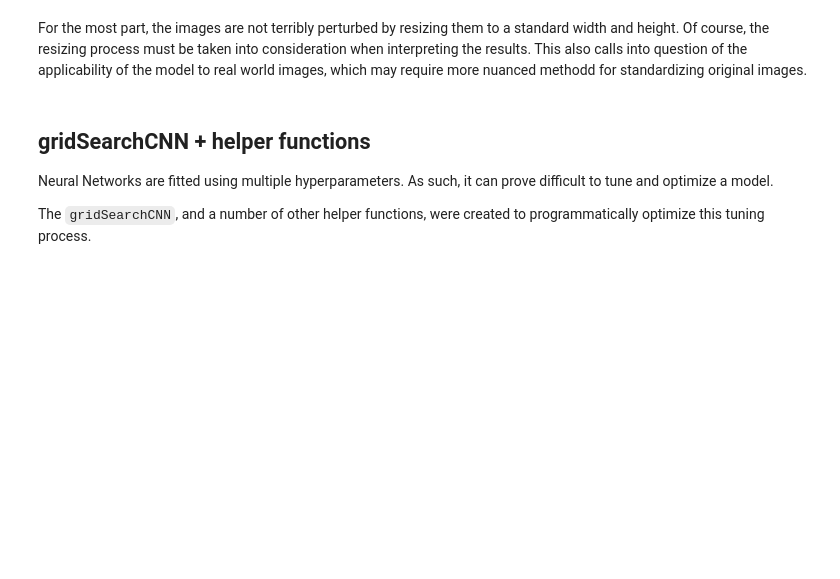
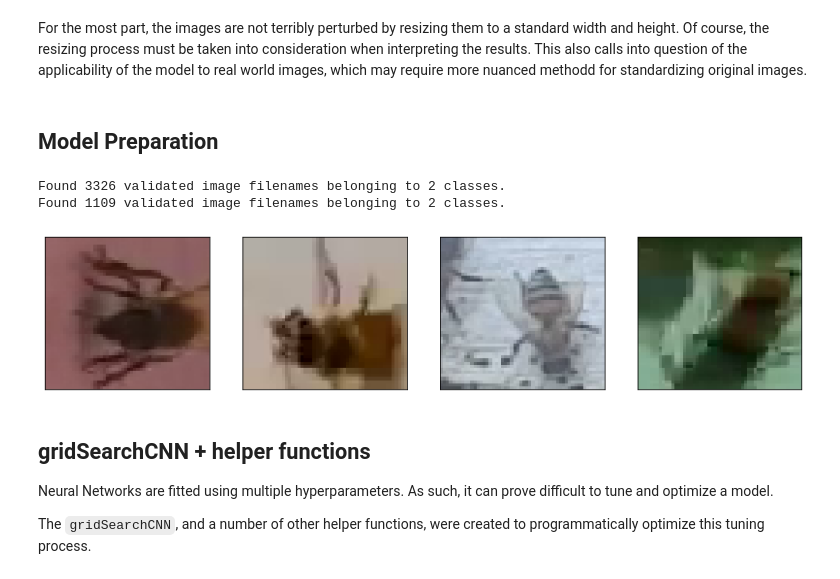
Before and after one commit to Shaddyjr/bee-image-classifier, a Jupyter notebook: project_notebook.ipynb, the cells around one changed output. Cells and saved outputs as stored; diff of their text form; code cells hidden in the pictures; blank space fills up the shorter version.

Commit message:
modeling 1

```diff
--- a/project_notebook.ipynb
+++ b/project_notebook.ipynb
@@ -273,3 +286,8 @@ show_images(
 [figure]
 # %% [markdown]
 For the most part, the images are not terribly perturbed by resizing them to a standard width and height. Of course, the resizing process must be taken into consideration when interpreting the results. This also calls into question of the applicability of the model to real world images, which may require more nuanced methodd for standardizing original images.
+# %% [markdown]
+## Model Preparation
+# %%
+def normalize(image):
+    return (image/255. - 0.5)
@@ -276,3 +345,24 @@ For the most part, the images are not terribly perturbed by resizing them to a s
+# %%
+datagen_train, datagen_test = create_datagens(
+                                    data,
+                                    datagen_params = dict(),
+                                    x_col = "file",
+                                    y_col = "has_varroa",
+                                    target_shape = (IDEAL_HEIGHT, IDEAL_WIDTH),
+                                    batch_size = 64,
+                                    preprocessing_function = normalize,
+                                    random_state = random_state
+                                )
+# %% [output]
+Found 3326 validated image filenames belonging to 2 classes.
+Found 1109 validated image filenames belonging to 2 classes.
+# %%
+datagen_train.reset()
+for x in datagen_train.next():
+    show_images(x[:4]+.5)
+    break
+# %% [output]
+[figure, added]
 # %% [markdown]
 ## gridSearchCNN + helper functions
 Neural Networks are fitted using multiple hyperparameters. As such, it can prove difficult to tune and optimize a model.
```
Also changed, not shown: parts of 110 cells of this notebook, 8 other files.
